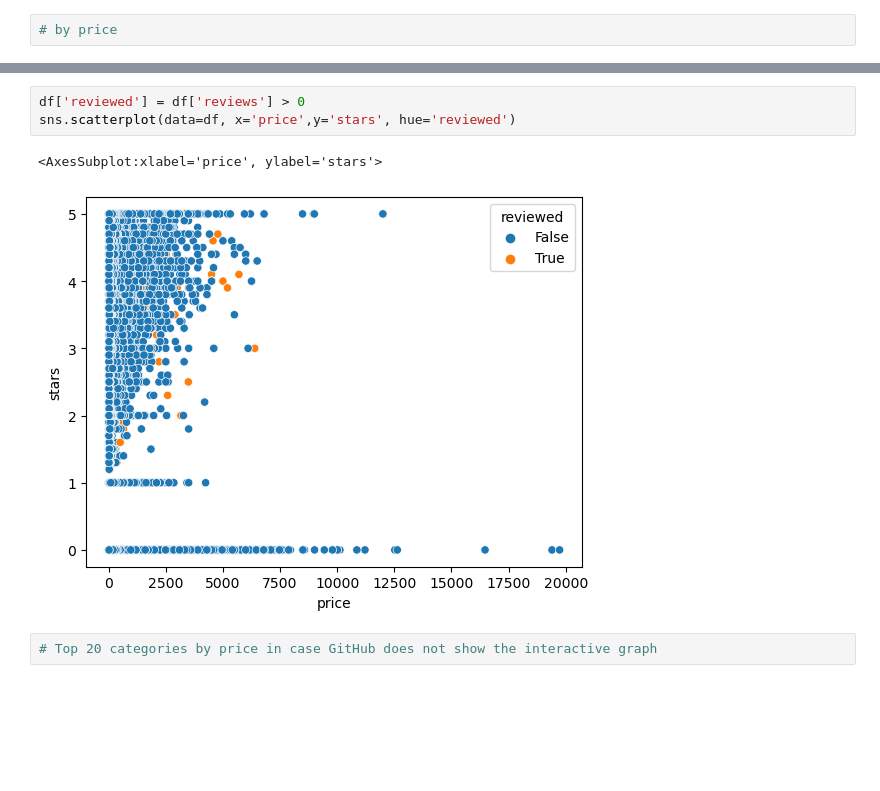
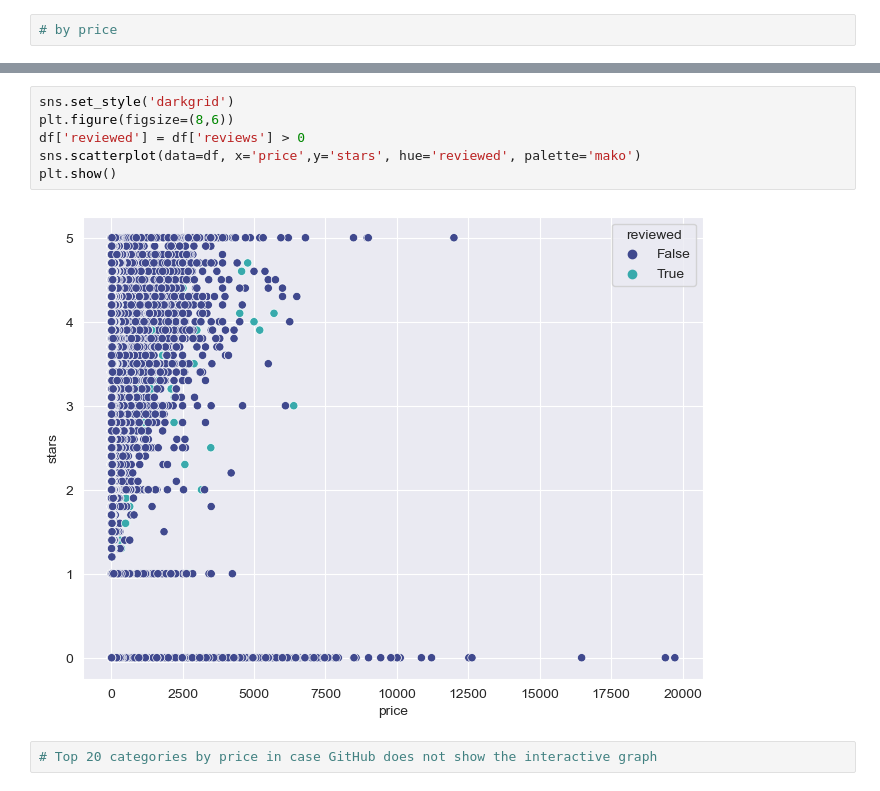
Before and after one commit to AaronProgramas/Data-Analytics, a Jupyter notebook: UPP.ipynb, the cells around one changed output, grey strips where cells are left out. Saved outputs shown, nothing was run; the diff lists cells and outputs as text; blank space fills up the shorter version.

```diff
--- a/UPP.ipynb
+++ b/UPP.ipynb
@@ -80,11 +80,13 @@ bar(data_frame=df[['category', 'price']].groupby(by=['category']).sum().reset_in
 # %% [output]
 [interactive output not drawn]
 # %%
+sns.set_style('darkgrid')
+plt.figure(figsize=(8,6))
 df['reviewed'] = df['reviews'] > 0
-sns.scatterplot(data=df, x='price',y='stars', hue='reviewed')
+sns.scatterplot(data=df, x='price',y='stars', hue='reviewed', palette='mako')
+plt.show()
 # %% [output]
-<AxesSubplot:xlabel='price', ylabel='stars'>
-[figure, old version]
+[figure, new version]
 # %%
 # Top 20 categories by price in case GitHub does not show the interactive graph
 # %%
```
Also changed, not shown: parts of 1 cell of this notebook.
